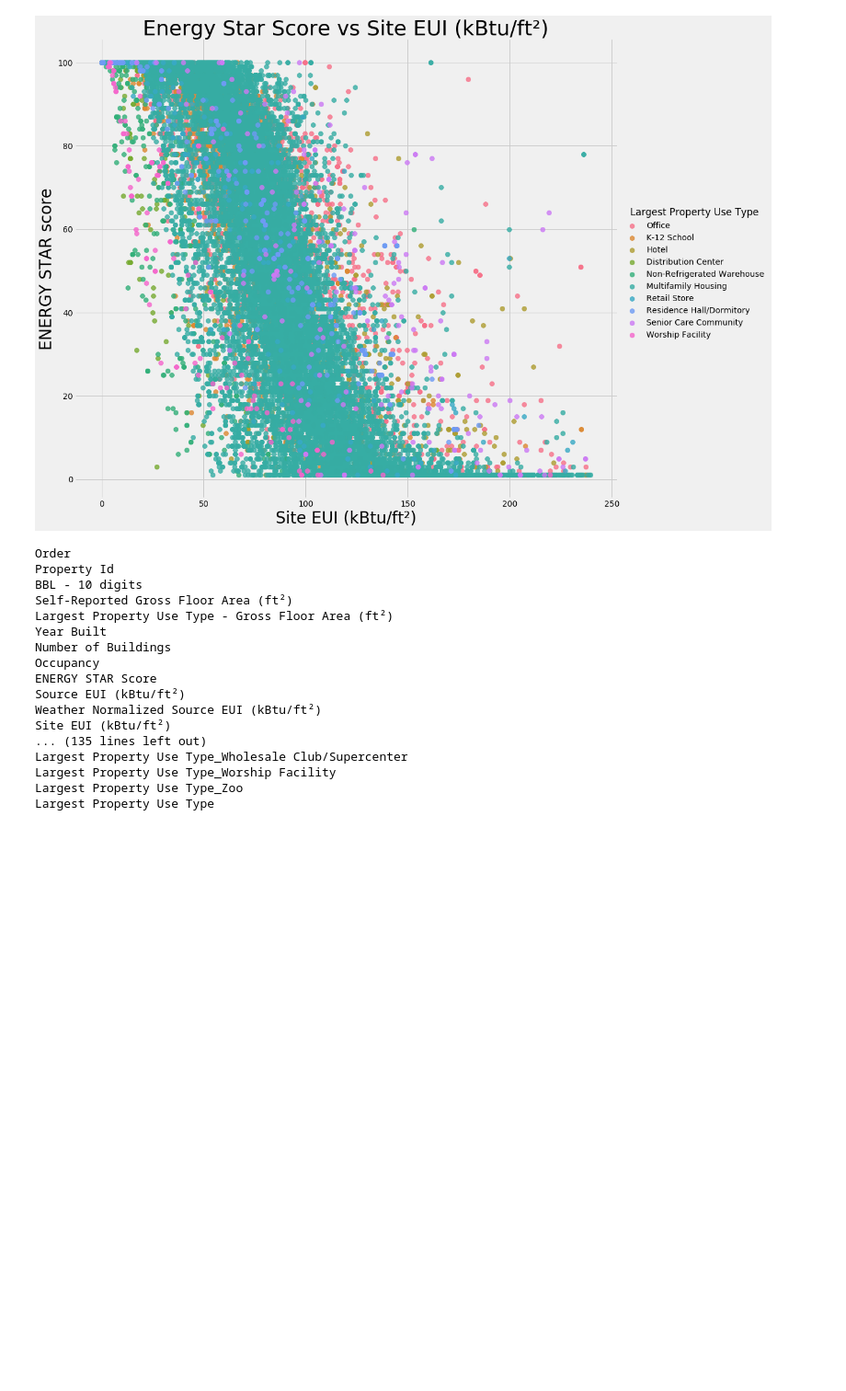
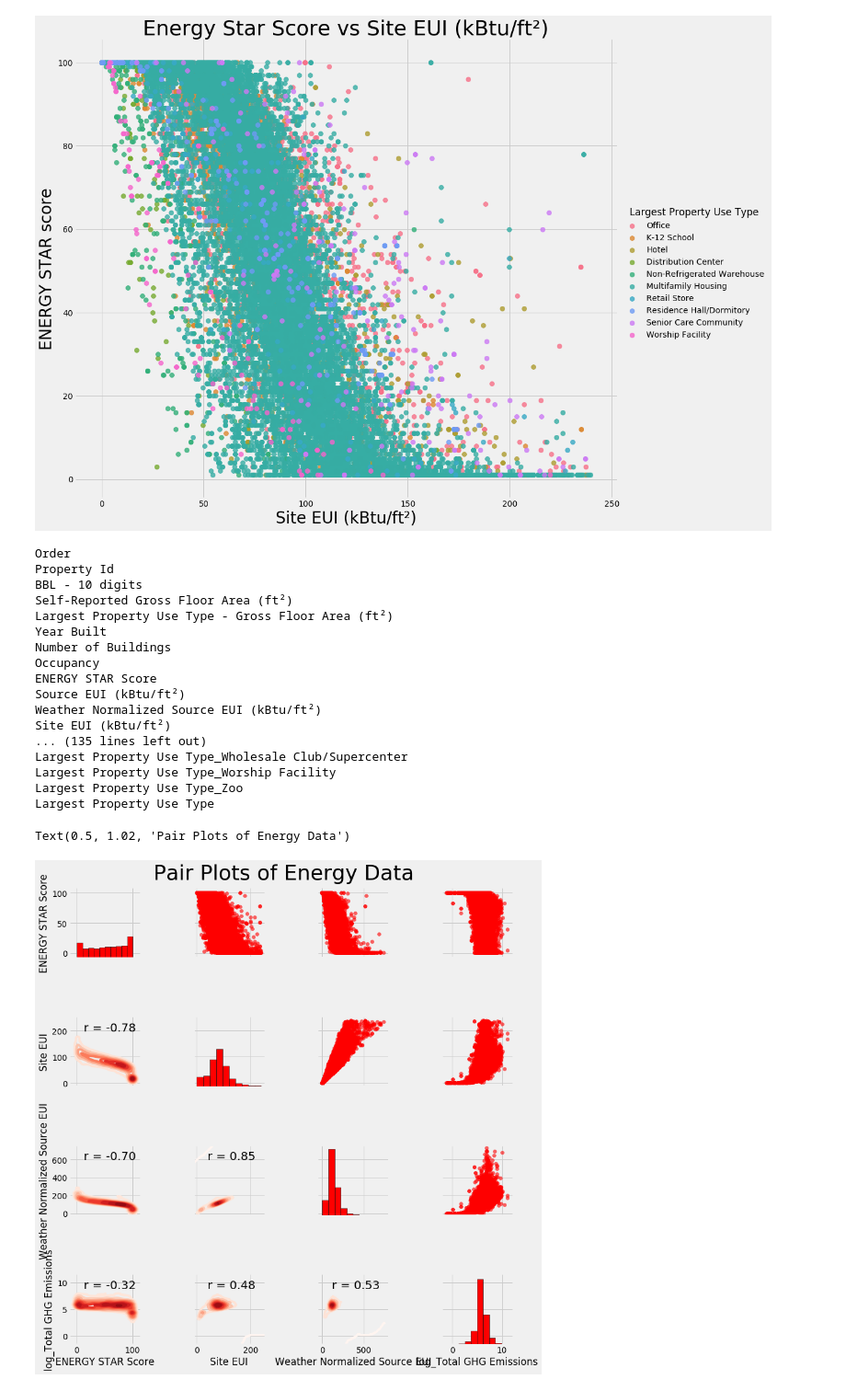
Before and after one commit to gauthamkolluru/py, a Jupyter notebook: Machine Learning/A Complete Machine Learning Walk Through in Python.ipynb, the cells around one changed output. Shown at 92% size. Saved outputs shown, nothing was run; the diff lists cells and outputs as text; code cells hidden in the pictures; blank space fills up the shorter version.

```diff
--- a/Machine Learning/A Complete Machine Learning Walk Through in Python.ipynb
+++ b/Machine Learning/A Complete Machine Learning Walk Through in Python.ipynb
@@ -380,12 +380,33 @@ Largest Property Use Type
 # %%
 plot_data = features[['ENERGY STAR Score', 'Site EUI (kBtu/ft²)',
                      'Weather Normalized Source EUI (kBtu/ft²)',
                      'log_Total GHG Emissions (Metric Tons CO2e)']]
 
 plot_data = plot_data.replace({np.inf:np.nan, -np.inf:np.nan})
 
-plot_data = plot_data.rename({'Site EUI (kBtu/ft²)':'Site EUI',
+plot_data = plot_data.rename(columns = {'Site EUI (kBtu/ft²)':'Site EUI',
                               'Weather Normalized Source EUI (kBtu/ft²)':'Weather Normalized Source EUI',
                              'log_Total GHG Emissions (Metric Tons CO2e)':'log_Total GHG Emissions'})
 
 plot_data = plot_data.dropna()
+
+def corr_func(x, y, **kwargs):
+    r = np.corrcoef(x, y)[0][1]
+    ax = plt.gca()
+    ax.annotate("r = {:.2f}".format(r), xy = (.2, .8), xycoords = ax.transAxes, size = 20)
+
+
+grid = sns.PairGrid(data = plot_data, height = 3)
+
+grid.map_upper(plt.scatter, color = 'red', alpha = 0.6)
+
+grid.map_diag(plt.hist, color = 'red', edgecolor = 'black')
+
+grid.map_lower(corr_func);
+
+grid.map_lower(sns.kdeplot, cmap = plt.cm.Reds)
+
+plt.suptitle('Pair Plots of Energy Data', size = 36, y = 1.02)
+# %% [output]
+Text(0.5, 1.02, 'Pair Plots of Energy Data')
+[figure, added]
```
Also changed, not shown: parts of 3 cells of this notebook, 45 other files.
